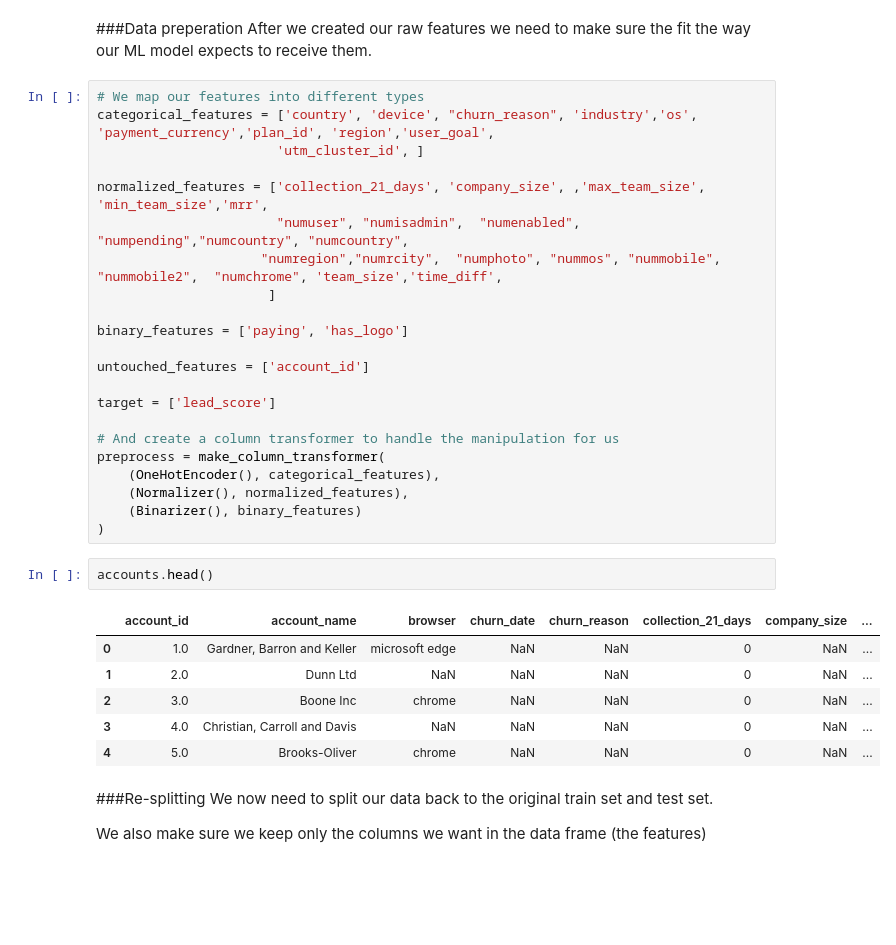
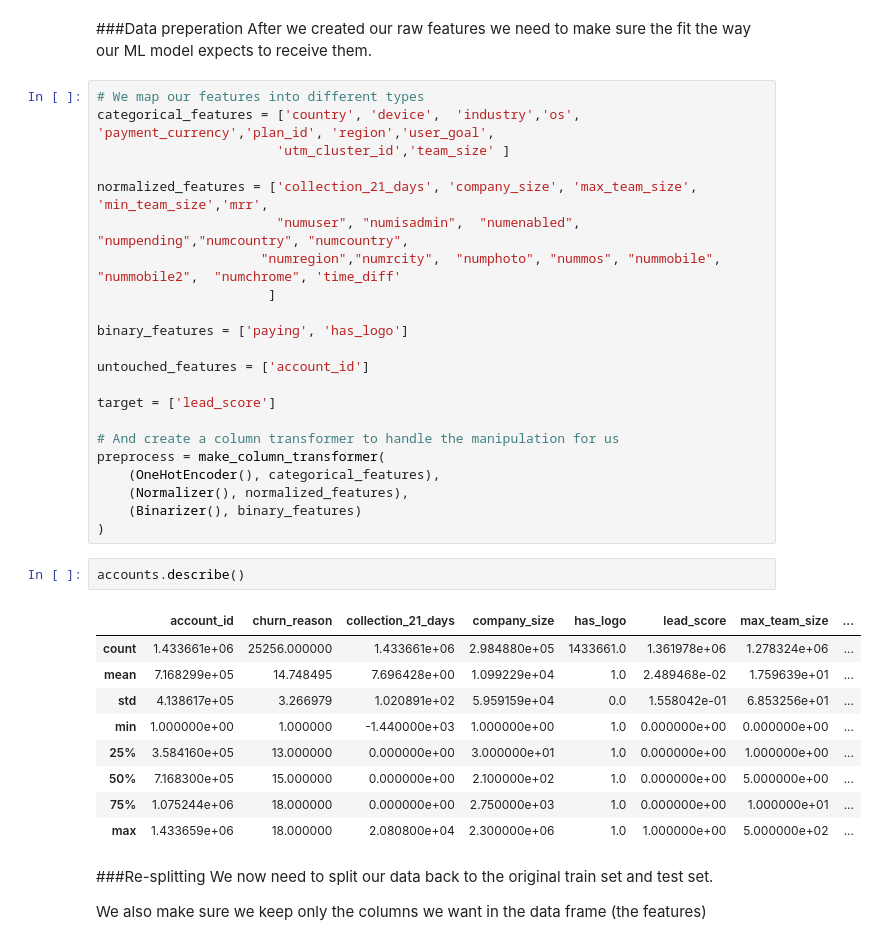
Before and after one commit to debbysonino/LamasDataHack, a Jupyter notebook: DataLearn_2019_Scaffold_basefiledavid.ipynb, the cells around one changed output. Saved outputs shown, nothing was run; the diff lists cells and outputs as text; blank space fills up the shorter version.

```diff
--- a/DataLearn_2019_Scaffold_basefiledavid.ipynb
+++ b/DataLearn_2019_Scaffold_basefiledavid.ipynb
@@ -167,12 +167,12 @@ all_features[all_features['lead_score'].isna()].shape[0]
 After we created our raw features we need to make sure the fit the way our ML model expects to receive them.
 # %%
 # We map our features into different types
-categorical_features = ['country', 'device', "churn_reason", 'industry','os', 'payment_currency','plan_id', 'region','user_goal',
-                       'utm_cluster_id', ]
+categorical_features = ['country', 'device',  'industry','os', 'payment_currency','plan_id', 'region','user_goal',
+                       'utm_cluster_id','team_size' ]
 
-normalized_features = ['collection_21_days', 'company_size', ,'max_team_size', 'min_team_size','mrr',
+normalized_features = ['collection_21_days', 'company_size', 'max_team_size', 'min_team_size','mrr',
                        "numuser", "numisadmin",  "numenabled", "numpending","numcountry", "numcountry",
-                     "numregion","numrcity",  "numphoto", "nummos", "nummobile", "nummobile2",  "numchrome", 'team_size','time_diff',
+                     "numregion","numrcity",  "numphoto", "nummos", "nummobile", "nummobile2",  "numchrome", 'time_diff'
                       ]
 
 binary_features = ['paying', 'has_logo']
@@ -188,14 +188,17 @@ preprocess = make_column_transformer(
     (Binarizer(), binary_features)
 )
 # %%
-accounts.head()
+accounts.describe()
 # %% [output]
-|  | account_id | account_name | browser | churn_date | churn_reason | collection_21_days | company_size | ... |
-| 0 | 1.0 | Gardner, Barron and Keller | microsoft edge | NaN | NaN | 0 | NaN | ... |
-| 1 | 2.0 | Dunn Ltd | NaN | NaN | NaN | 0 | NaN | ... |
-| 2 | 3.0 | Boone Inc | chrome | NaN | NaN | 0 | NaN | ... |
-| 3 | 4.0 | Christian, Carroll and Davis | NaN | NaN | NaN | 0 | NaN | ... |
-| 4 | 5.0 | Brooks-Oliver | chrome | NaN | NaN | 0 | NaN | ... |
+|  | account_id | churn_reason | collection_21_days | company_size | has_logo | lead_score | max_team_size | ... |
+| count | 1.433661e+06 | 25256.000000 | 1.433661e+06 | 2.984880e+05 | 1433661.0 | 1.361978e+06 | 1.278324e+06 | ... |
+| mean | 7.168299e+05 | 14.748495 | 7.696428e+00 | 1.099229e+04 | 1.0 | 2.489468e-02 | 1.759639e+01 | ... |
+| std | 4.138617e+05 | 3.266979 | 1.020891e+02 | 5.959159e+04 | 0.0 | 1.558042e-01 | 6.853256e+01 | ... |
+| min | 1.000000e+00 | 1.000000 | -1.440000e+03 | 1.000000e+00 | 1.0 | 0.000000e+00 | 0.000000e+00 | ... |
+| 25% | 3.584160e+05 | 13.000000 | 0.000000e+00 | 3.000000e+01 | 1.0 | 0.000000e+00 | 1.000000e+00 | ... |
+| 50% | 7.168300e+05 | 15.000000 | 0.000000e+00 | 2.100000e+02 | 1.0 | 0.000000e+00 | 5.000000e+00 | ... |
+| 75% | 1.075244e+06 | 18.000000 | 0.000000e+00 | 2.750000e+03 | 1.0 | 0.000000e+00 | 1.000000e+01 | ... |
+| max | 1.433659e+06 | 18.000000 | 2.080800e+04 | 2.300000e+06 | 1.0 | 1.000000e+00 | 5.000000e+02 | ... |
 # %% [markdown]
 ###Re-splitting
 We now need to split our data back to the original train set and test set.
```
Also changed, not shown: parts of 16 cells of this notebook.
